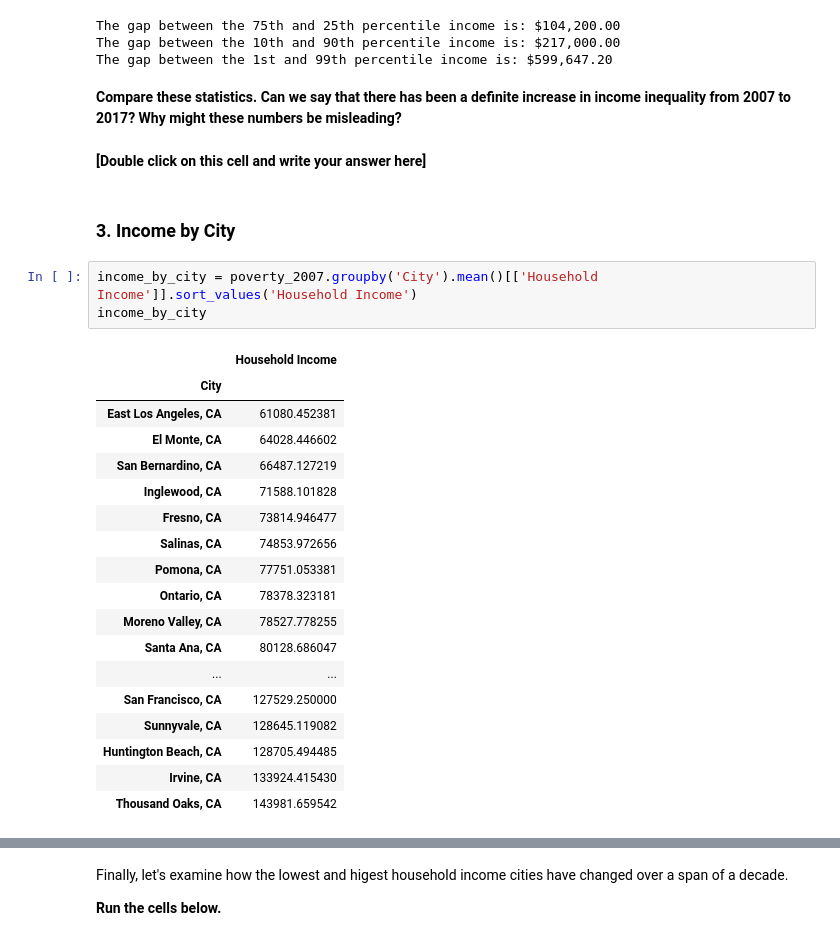
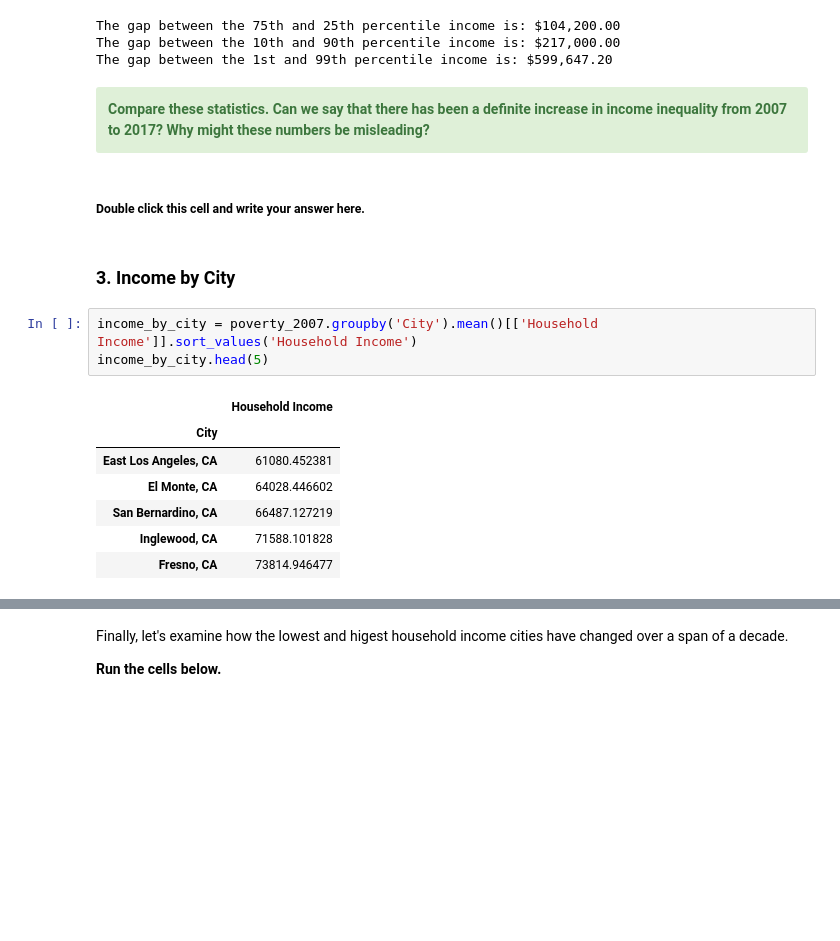
Before and after one commit to ds-modules/CP-113A, a Jupyter notebook: Final-Notebook2.ipynb, the cells around one changed output, grey strips where cells are left out. Saved outputs shown, nothing was run; the diff lists cells and outputs as text; blank space fills up the shorter version.

```diff
--- a/Final-Notebook2.ipynb
+++ b/Final-Notebook2.ipynb
@@ -438,33 +449,24 @@ The gap between the 75th and 25th percentile income is: $104,200.00
 The gap between the 10th and 90th percentile income is: $217,000.00
 The gap between the 1st and 99th percentile income is: $599,647.20
 # %% [markdown]
-**Compare these statistics. Can we say that there has been a definite increase in income inequality from 2007 to 2017? Why might these numbers be misleading?**
+<div class="alert alert-success">
+<b> Compare these statistics. Can we say that there has been a definite increase in income inequality from 2007 to 2017? Why might these numbers be misleading? </b>
+</div>
 # %% [markdown]
-**[Double click on this cell and write your answer here]**
+##### Double click this cell and write your answer here.
 # %% [markdown]
 ### 3. Income by City
 # %%
 income_by_city = poverty_2007.groupby('City').mean()[['Household Income']].sort_values('Household Income')
-income_by_city
+income_by_city.head(5)
 # %% [output]
 |  | Household Income |
 | City |  |
 | East Los Angeles, CA | 61080.452381 |
 | El Monte, CA | 64028.446602 |
 | San Bernardino, CA | 66487.127219 |
 | Inglewood, CA | 71588.101828 |
 | Fresno, CA | 73814.946477 |
-| Salinas, CA | 74853.972656 |
-| Pomona, CA | 77751.053381 |
-| Ontario, CA | 78378.323181 |
-| Moreno Valley, CA | 78527.778255 |
-| Santa Ana, CA | 80128.686047 |
-| ... | ... |
-| San Francisco, CA | 127529.250000 |
-| Sunnyvale, CA | 128645.119082 |
-| Huntington Beach, CA | 128705.494485 |
-| Irvine, CA | 133924.415430 |
-| Thousand Oaks, CA | 143981.659542 |
 # %%
 plt.figure(figsize = (15, 8))
 top_5_income_by_city = income_by_city.sort_values('Household Income', ascending = False)[0:5].reset_index()
```
Also changed, not shown: parts of 55 cells of this notebook.
